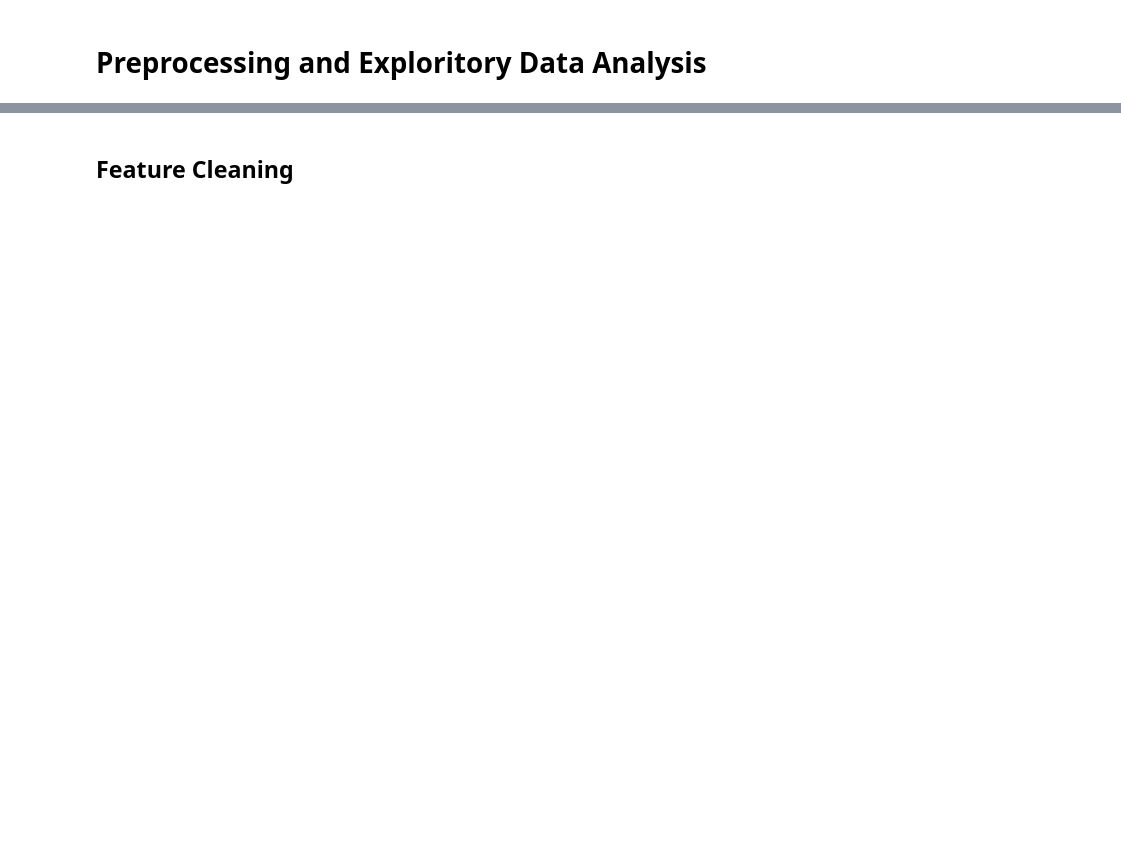
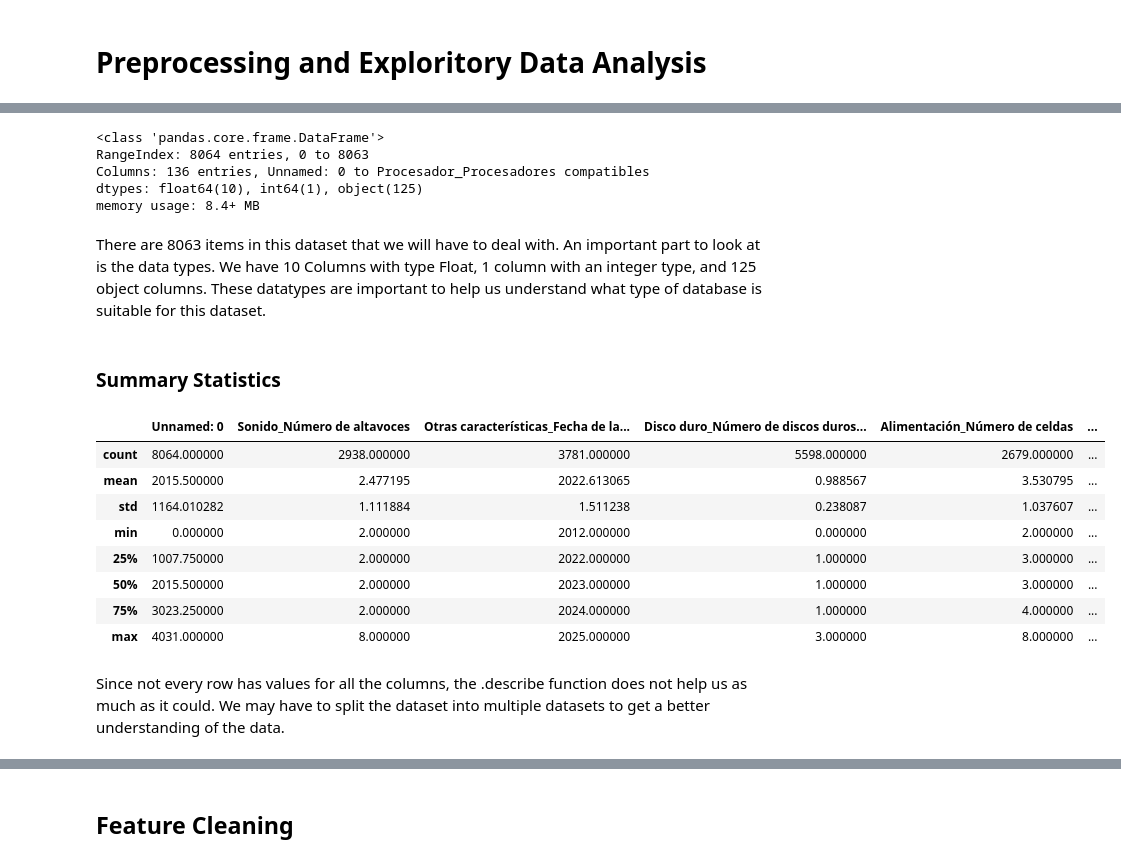
Before and after one commit to oholmess/PcPartPicker3000, a Jupyter notebook: assignment/EDA.ipynb, the cells around one changed output, grey strips where cells are left out. Saved outputs shown, nothing was run; the diff lists cells and outputs as text; code cells hidden in the pictures; blank space fills up the shorter version.

Commit message:
Initial Data inspection & summary results finished

```diff
--- a/assignment/EDA.ipynb
+++ b/assignment/EDA.ipynb
@@ -11,0 +38,26 @@ df = pd.read_csv('../data/db_computers_2025_raw.csv')
+# %%
+df.info()
+# %% [output]
+<class 'pandas.core.frame.DataFrame'>
+RangeIndex: 8064 entries, 0 to 8063
+Columns: 136 entries, Unnamed: 0 to Procesador_Procesadores compatibles
+dtypes: float64(10), int64(1), object(125)
+memory usage: 8.4+ MB
+# %% [markdown]
+There are 8063 items in this dataset that we will have to deal with. An important part to look at is the data types. We have 10 Columns with type Float, 1 column with an integer type, and 125 object columns. These datatypes are important to help us understand what type of database is suitable for this dataset.
+# %% [markdown]
+### Summary Statistics
+# %%
+df.describe()
+# %% [output]
+|  | Unnamed: 0 | Sonido_Número de altavoces | Otras características_Fecha de la... | Disco duro_Número de discos duros... | Alimentación_Número de celdas | ... |
+| count | 8064.000000 | 2938.000000 | 3781.000000 | 5598.000000 | 2679.000000 | ... |
+| mean | 2015.500000 | 2.477195 | 2022.613065 | 0.988567 | 3.530795 | ... |
+| std | 1164.010282 | 1.111884 | 1.511238 | 0.238087 | 1.037607 | ... |
+| min | 0.000000 | 2.000000 | 2012.000000 | 0.000000 | 2.000000 | ... |
+| 25% | 1007.750000 | 2.000000 | 2022.000000 | 1.000000 | 3.000000 | ... |
+| 50% | 2015.500000 | 2.000000 | 2023.000000 | 1.000000 | 3.000000 | ... |
+| 75% | 3023.250000 | 2.000000 | 2024.000000 | 1.000000 | 4.000000 | ... |
+| max | 4031.000000 | 8.000000 | 2025.000000 | 3.000000 | 8.000000 | ... |
+# %% [markdown]
+Since not every row has values for all the columns, the .describe function does not help us as much as it could. We may have to split the dataset into multiple datasets to get a better understanding of the data.
```
Also changed, not shown: parts of 12 cells of this notebook.
